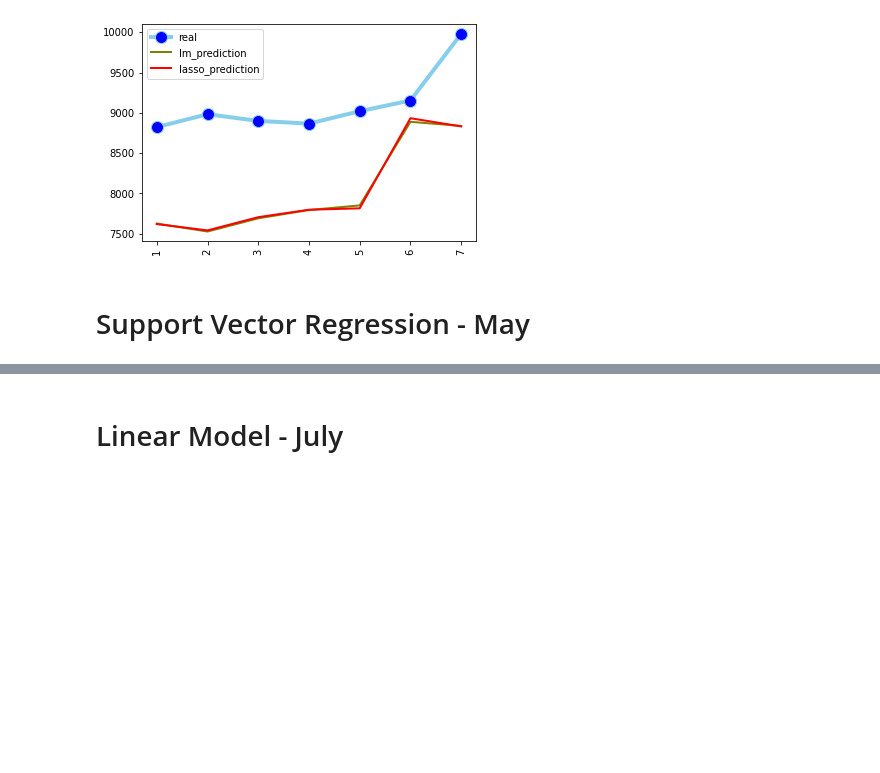
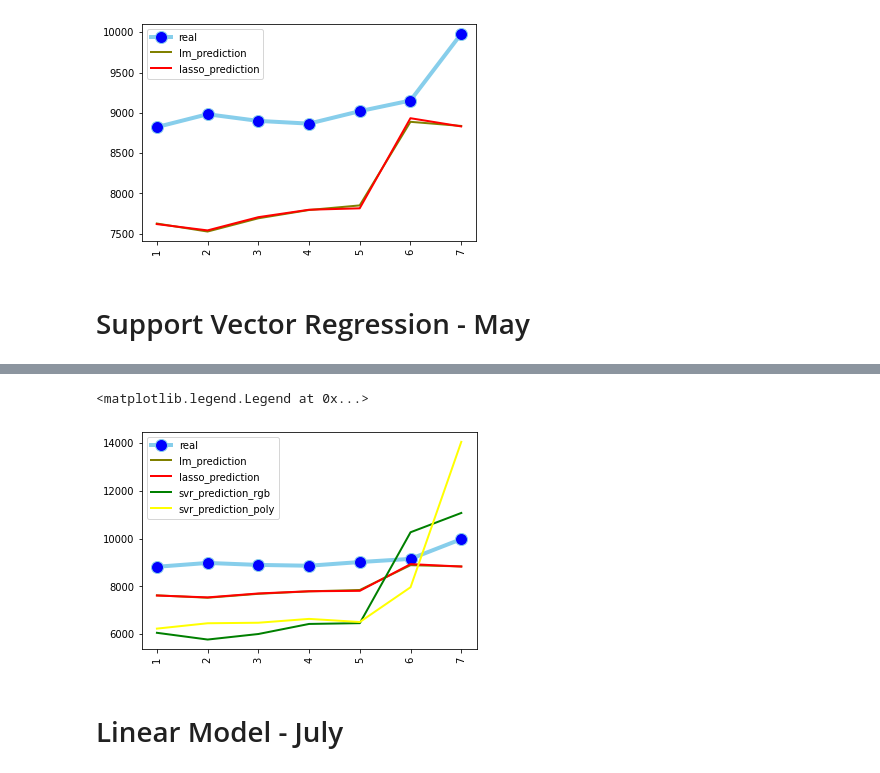
Before and after one commit to DonaldTurton/iLab2, a Jupyter notebook: Mdoelling_1.ipynb, the cells around one changed output, grey strips where cells are left out. Cells and saved outputs as stored; diff of their text form; code cells hidden in the pictures; blank space fills up the shorter version.

Commit message:
added Support Vector Regression into the prediction and laid the preds on the May and July graphs.

```diff
--- a/Mdoelling_1.ipynb
+++ b/Mdoelling_1.ipynb
@@ -497,0 +498,5 @@ y_pred_may_svr
+# %%
+# merge the prediction and actual data frames
+merge_may = merge_may.merge(y_pred_may_svr, on='index', how='left')
+# %%
+merge_may.columns = ['lm_prediction', 'index', 'real', 'lasso_prediction', 'svr_prediction_rgb', 'svr_prediction_poly']
@@ -498,3 +514,16 @@ y_pred_may_svr
+# %%
+# Plot the predicted vs actual in matplot lib
+import matplotlib.pyplot as plt
+plt.plot( 'index', 'real', data=merge_may, marker='o', markerfacecolor='blue', markersize=12, color='skyblue', linewidth=4)
+plt.plot( 'index', 'lm_prediction', data=merge_may, marker='', color='olive', linewidth=2)
+plt.plot( 'index', 'lasso_prediction', data=merge_may, marker='', color='red', linewidth=2)
+plt.plot( 'index', 'svr_prediction_rgb', data=merge_may, marker='', color='green', linewidth=2)
+plt.plot( 'index', 'svr_prediction_poly', data=merge_may, marker='', color='yellow', linewidth=2)
+plt.xticks(rotation='vertical')
+plt.legend()
+# %% [output]
+<matplotlib.legend.Legend at 0x...>
+[figure, added]
 # %% [markdown]
 # Linear Model - July
 # %%
```
Also changed, not shown: parts of 30 cells of this notebook.
